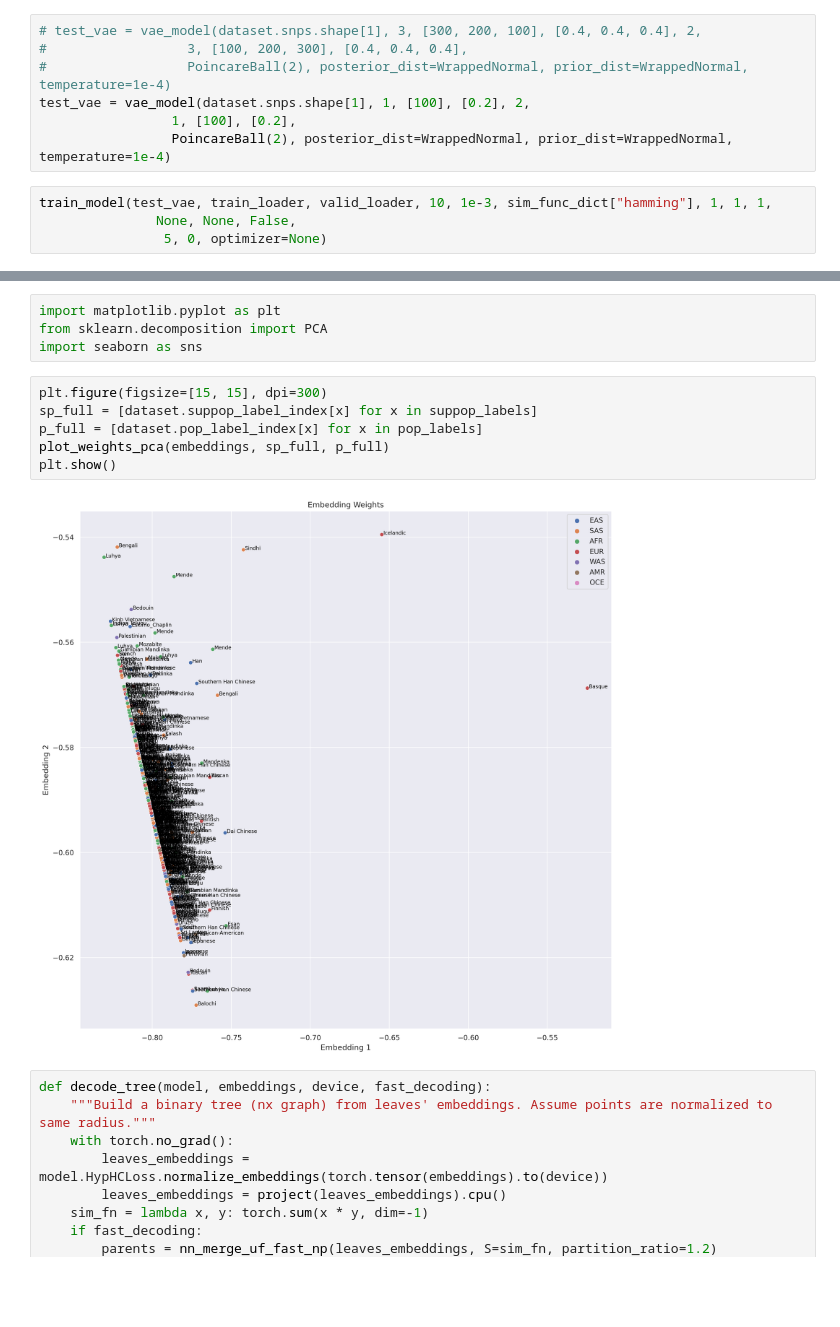
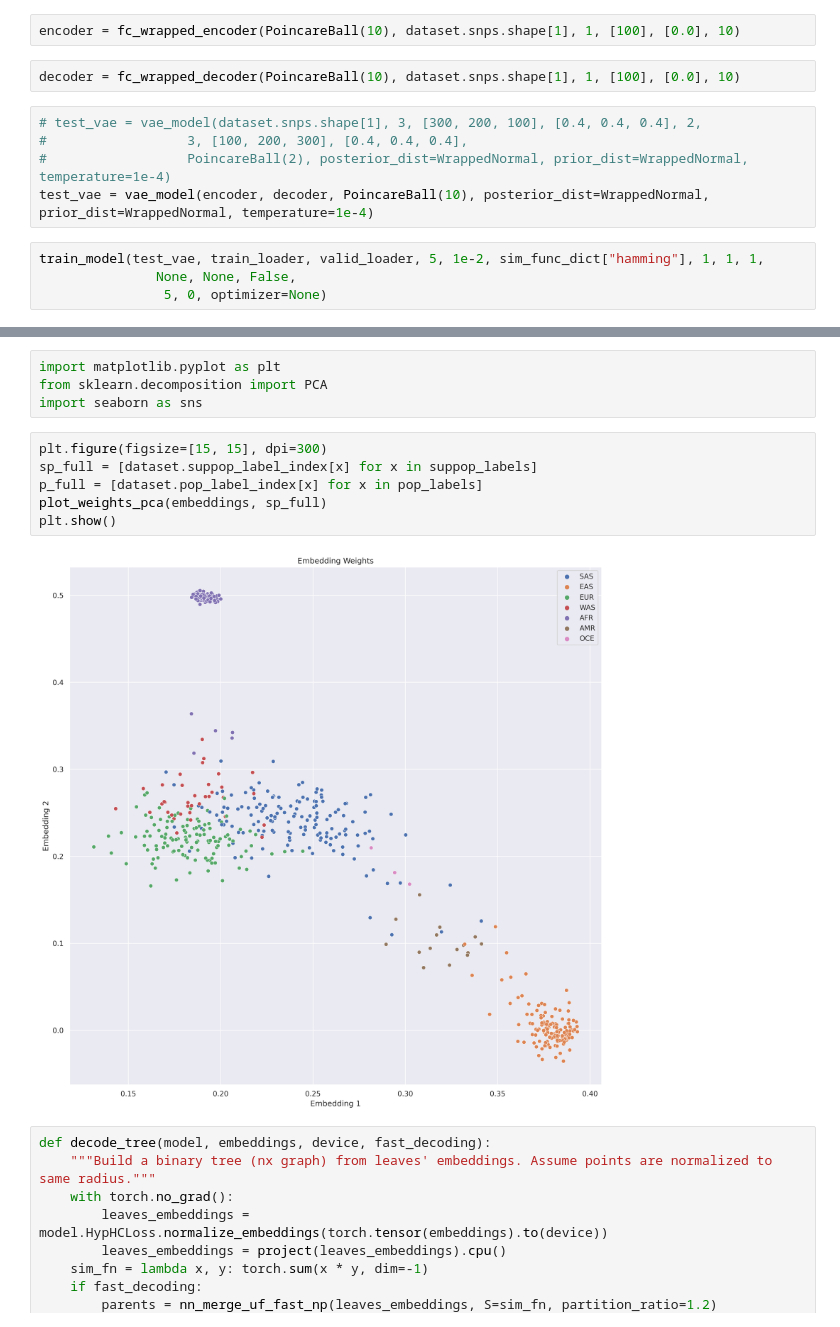
Before and after one commit to AI-sandbox/hyperPop, a Jupyter notebook: notebooks/scratch/scratch_vae.ipynb, the cells around one changed output, grey strips where cells are left out. Drawn from its saved outputs; the diff is of its cells as text; blank space fills up the shorter version.

Commit message:
VAE Model Framework

```diff
--- a/notebooks/scratch/scratch_vae.ipynb
+++ b/notebooks/scratch/scratch_vae.ipynb
@@ -272,15 +270,17 @@ train_indices, valid_indices, test_indices = train_valid_test(len(dataset), 0.8,
 train_sampler, valid_sampler = SubsetRandomSampler(train_indices), SubsetRandomSampler(valid_indices)
 train_loader = DataLoader(dataset, batch_size=64, sampler=train_sampler)
 valid_loader = DataLoader(dataset, batch_size=64, sampler=valid_sampler)
+# %%
+encoder = fc_wrapped_encoder(PoincareBall(10), dataset.snps.shape[1], 1, [100], [0.0], 10)
+# %%
+decoder = fc_wrapped_decoder(PoincareBall(10), dataset.snps.shape[1], 1, [100], [0.0], 10)
 # %%
 # test_vae = vae_model(dataset.snps.shape[1], 3, [300, 200, 100], [0.4, 0.4, 0.4], 2,
 #                  3, [100, 200, 300], [0.4, 0.4, 0.4],
 #                  PoincareBall(2), posterior_dist=WrappedNormal, prior_dist=WrappedNormal, temperature=1e-4)
-test_vae = vae_model(dataset.snps.shape[1], 1, [100], [0.2], 2,
-                 1, [100], [0.2],
-                 PoincareBall(2), posterior_dist=WrappedNormal, prior_dist=WrappedNormal, temperature=1e-4)
+test_vae = vae_model(encoder, decoder, PoincareBall(10), posterior_dist=WrappedNormal, prior_dist=WrappedNormal, temperature=1e-4)
 # %%
-train_model(test_vae, train_loader, valid_loader, 10, 1e-3, sim_func_dict["hamming"], 1, 1, 1,
+train_model(test_vae, train_loader, valid_loader, 5, 1e-2, sim_func_dict["hamming"], 1, 1, 1,
                None, None, False,
                 5, 0, optimizer=None)
 # %% [output]
@@ -350,11 +344,11 @@ import seaborn as sns
 # %%
 plt.figure(figsize=[15, 15], dpi=300)
 sp_full = [dataset.suppop_label_index[x] for x in suppop_labels]
 p_full = [dataset.pop_label_index[x] for x in pop_labels]
-plot_weights_pca(embeddings, sp_full, p_full)
+plot_weights_pca(embeddings, sp_full)
 plt.show()
 # %% [output]
-[figure, old version]
+[figure, new version]
 # %%
 def decode_tree(model, embeddings, device, fast_decoding):
     """Build a binary tree (nx graph) from leaves' embeddings. Assume points are normalized to same radius."""
```
Also changed, not shown: parts of 9 cells of this notebook, 4 other files.
